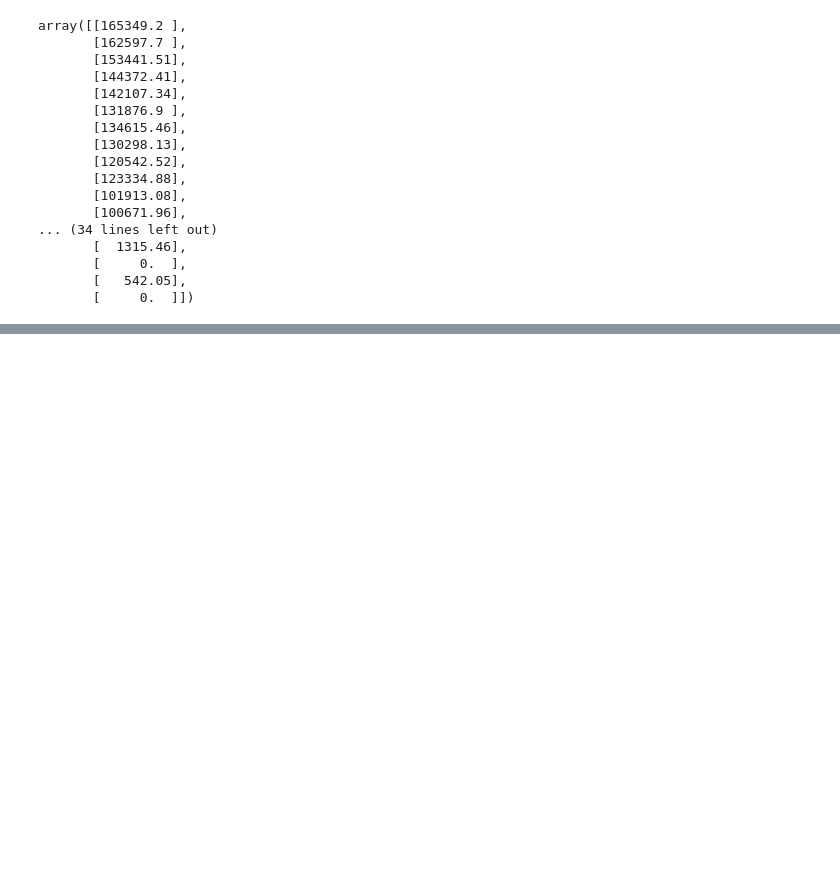
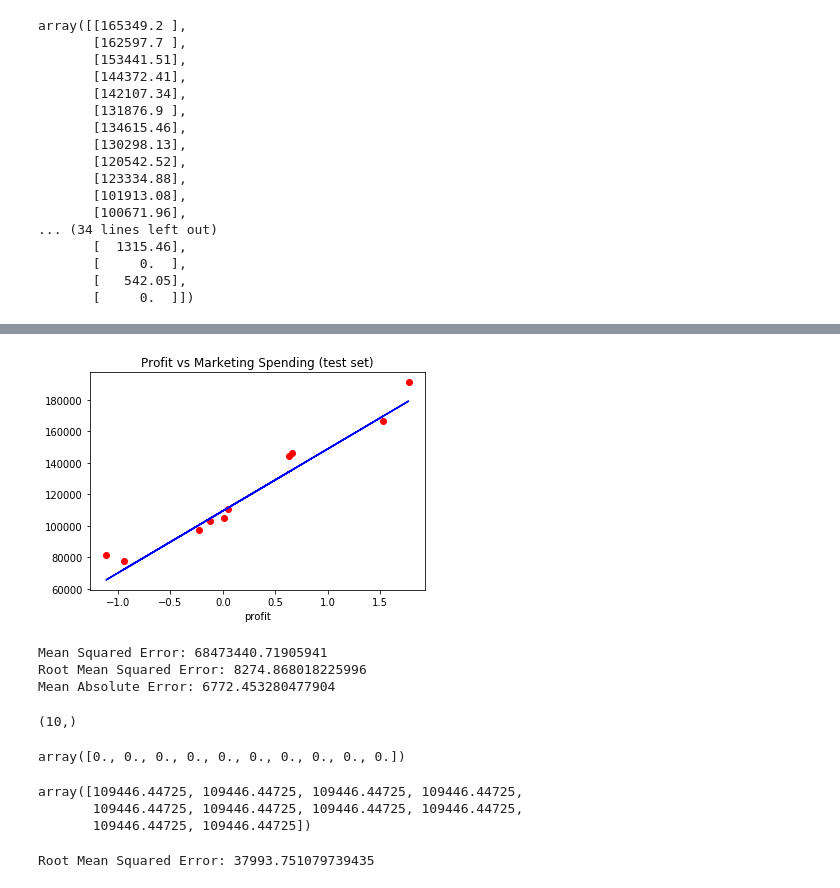
Before and after one commit to lucamerzi/py, a Jupyter notebook: Jedha/6B/simple_linear_regression_my_notes.ipynb, the cells around one changed output, grey strips where cells are left out. Drawn from its saved outputs; the diff is of its cells as text; code cells hidden in the pictures; blank space fills up the shorter version.

```diff
--- a/Jedha/6B/simple_linear_regression_my_notes.ipynb
+++ b/Jedha/6B/simple_linear_regression_my_notes.ipynb
@@ -109,0 +129,47 @@ Root Mean Squared Error: 18676.832881342983
+# %%
+# Visualing the test set results
+plt.scatter(X_test, y_test, color = "red")
+plt.plot(X_test, y_pred, color="blue")
+plt.title("Profit vs Marketing Spending (test set)")
+plt.xlabel("marketing spending")
+plt.xlabel("profit")
+plt.show()
+# %% [output]
+[figure, added]
+# %%
+from sklearn import metrics
+
+# MOYENNE DES ERREURS AU CARRE
+print("Mean Squared Error:", metrics.mean_squared_error(y_test, y_pred))
+print("Root Mean Squared Error:", np.sqrt(metrics.mean_squared_error(y_test, y_pred)))
+
+print("Mean Absolute Error:", metrics.mean_absolute_error(y_test, y_pred))
+# %% [output]
+Mean Squared Error: 68473440.71905941
+Root Mean Squared Error: 8274.868018225996
+Mean Absolute Error: 6772.453280477904
+# %%
+##################################
+# Autre façon de tester mon modèle: comparer avec la moyenne
+##################################
+
+# Afficher la taille de la matrice
+y_pred.shape
+# %% [output]
+(10,)
+# %%
+y_mean = np.zeros((10,))
+y_mean
+# %% [output]
+array([0., 0., 0., 0., 0., 0., 0., 0., 0., 0.])
+# %%
+y_mean[:] = y_train.mean()
+y_mean
+# %% [output]
+array([109446.44725, 109446.44725, 109446.44725, 109446.44725,
+       109446.44725, 109446.44725, 109446.44725, 109446.44725,
+       109446.44725, 109446.44725])
+# %%
+print("Root Mean Squared Error:", np.sqrt(metrics.mean_squared_error(y_test, y_mean)))
+# %% [output]
+Root Mean Squared Error: 37993.751079739435
```
Also changed, not shown: parts of 10 cells of this notebook.
